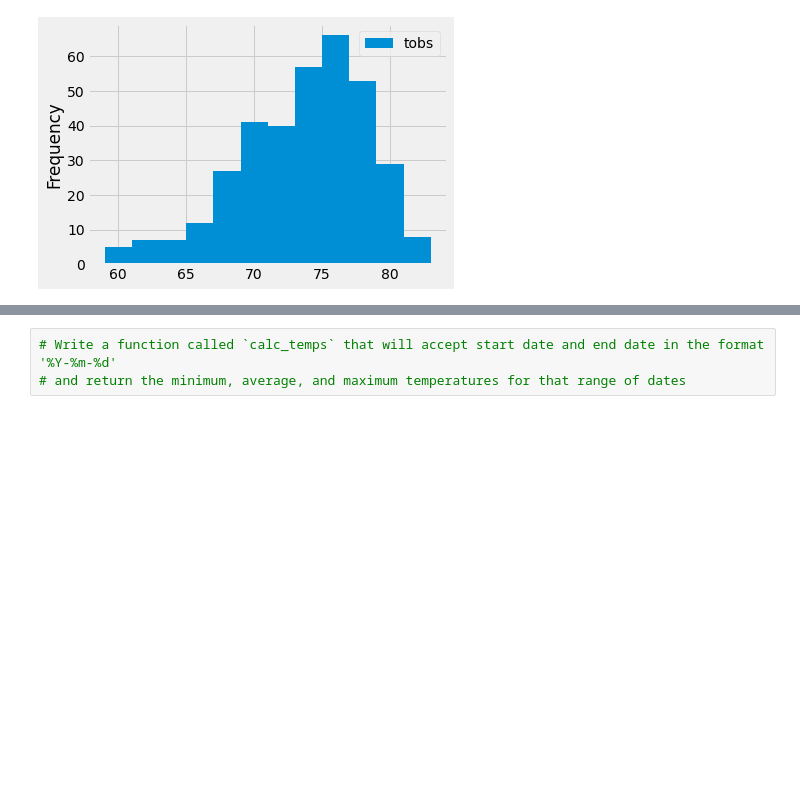
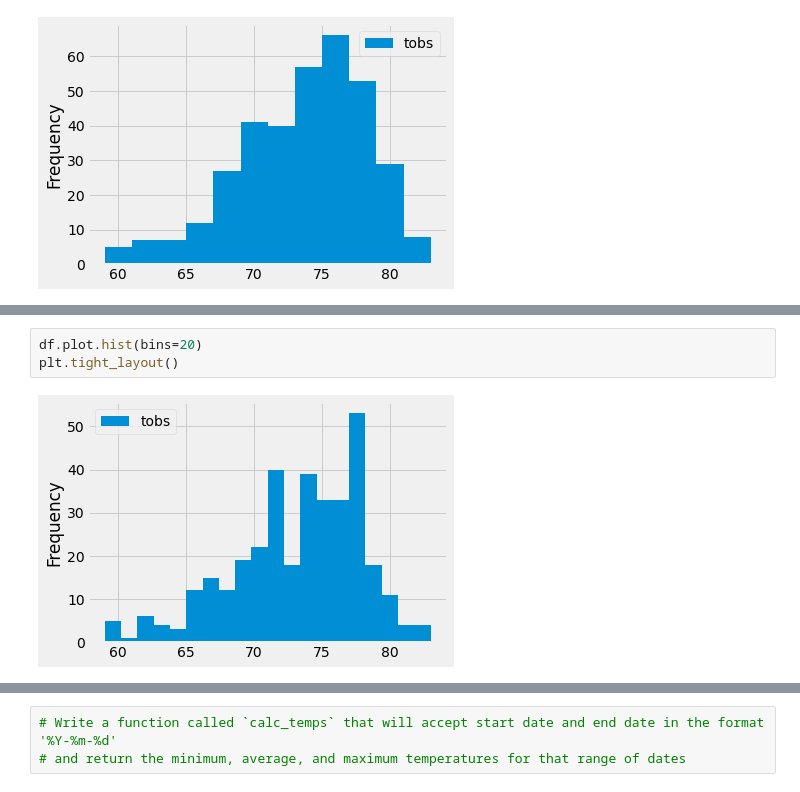
Before and after one commit to osvaldoferraz/surfs_up, a Jupyter notebook: climate_analysis.ipynb, the cells around one changed output, grey strips where cells are left out. Saved outputs shown, nothing was run; the diff lists cells and outputs as text; blank space fills up the shorter version.

```diff
--- a/climate_analysis.ipynb
+++ b/climate_analysis.ipynb
@@ -195,2 +200,7 @@ plt.tight_layout()
+# %%
+df.plot.hist(bins=20)
+plt.tight_layout()
+# %% [output]
+[figure, added]
 # %%
 !git add .
```
Also changed, not shown: parts of 3 cells of this notebook, 1 other file.
